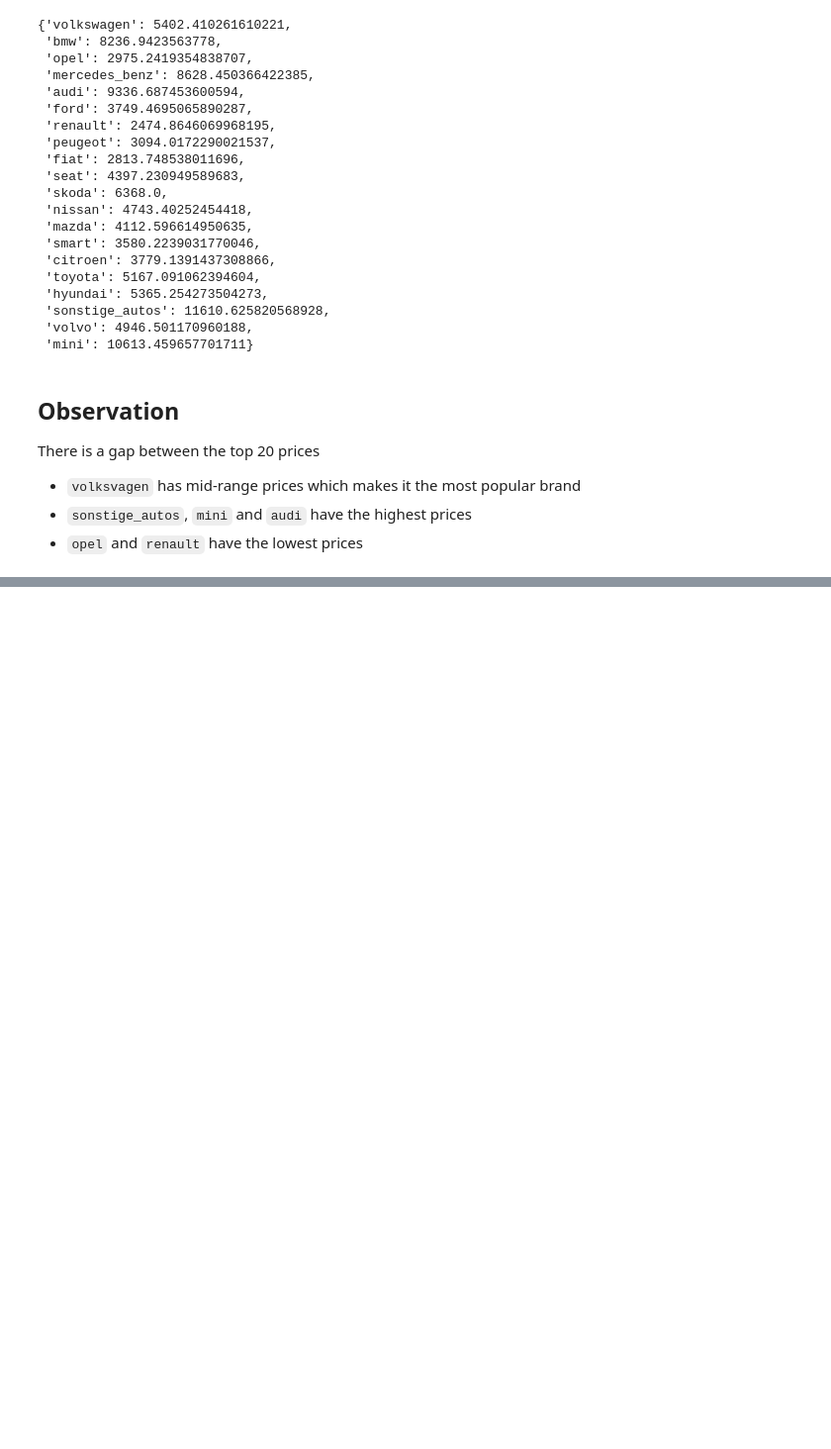
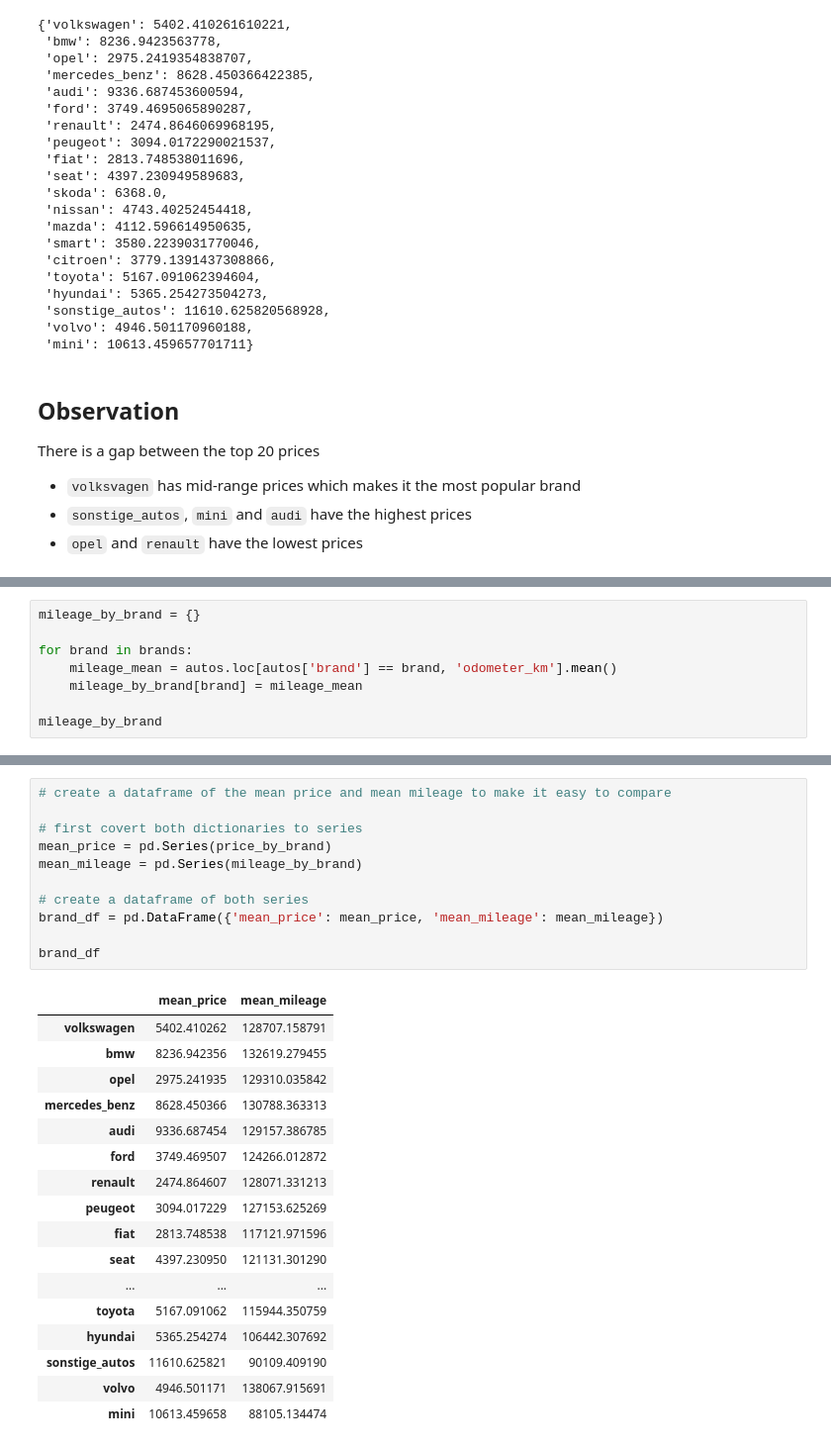
Before and after one commit to saraheisa/Exploring_Ebay_Car_Sale_Data, a Jupyter notebook: main.ipynb, the cells around one changed output, grey strips where cells are left out. Shown at 99% size. Cells and saved outputs as stored; diff of their text form; blank space fills up the shorter version.

Commit message:
Explore average mileage

```diff
--- a/main.ipynb
+++ b/main.ipynb
@@ -519,0 +524,8 @@ There is a gap between the top 20 prices
+# %%
+mileage_by_brand = {}
+
+for brand in brands:
+    mileage_mean = autos.loc[autos['brand'] == brand, 'odometer_km'].mean()
+    mileage_by_brand[brand] = mileage_mean
+
+mileage_by_brand
@@ -519,0 +553,29 @@ There is a gap between the top 20 prices
+# %%
+# create a dataframe of the mean price and mean mileage to make it easy to compare
+
+# first covert both dictionaries to series
+mean_price = pd.Series(price_by_brand)
+mean_mileage = pd.Series(mileage_by_brand)
+
+# create a dataframe of both series
+brand_df = pd.DataFrame({'mean_price': mean_price, 'mean_mileage': mean_mileage})
+
+brand_df
+# %% [output]
+|  | mean_price | mean_mileage |
+| volkswagen | 5402.410262 | 128707.158791 |
+| bmw | 8236.942356 | 132619.279455 |
+| opel | 2975.241935 | 129310.035842 |
+| mercedes_benz | 8628.450366 | 130788.363313 |
+| audi | 9336.687454 | 129157.386785 |
+| ford | 3749.469507 | 124266.012872 |
+| renault | 2474.864607 | 128071.331213 |
+| peugeot | 3094.017229 | 127153.625269 |
+| fiat | 2813.748538 | 117121.971596 |
+| seat | 4397.230950 | 121131.301290 |
+| ... | ... | ... |
+| toyota | 5167.091062 | 115944.350759 |
+| hyundai | 5365.254274 | 106442.307692 |
+| sonstige_autos | 11610.625821 | 90109.409190 |
+| volvo | 4946.501171 | 138067.915691 |
+| mini | 10613.459658 | 88105.134474 |
```
Also changed, not shown: parts of 5 cells of this notebook.
